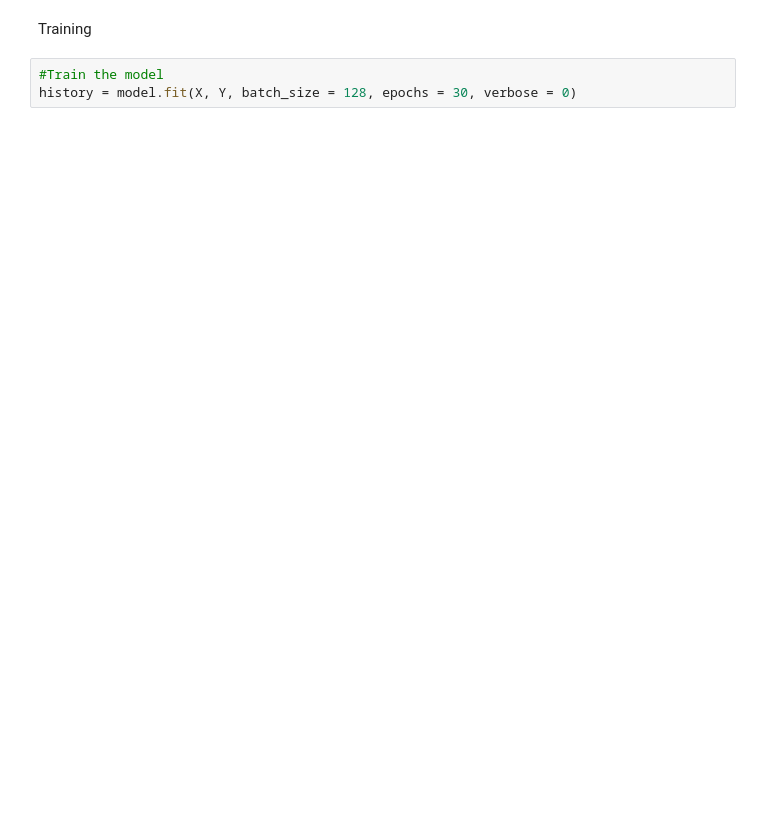
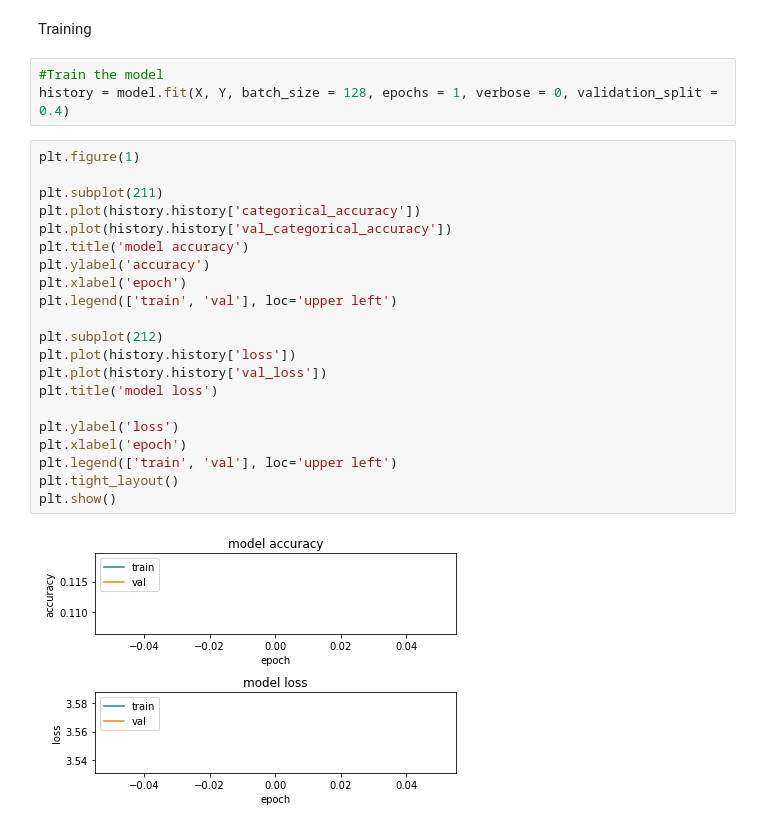
Before and after one commit to CSCI4850/s21-team6-project, a Jupyter notebook: GOnet.ipynb, the cells around one changed output. Drawn from its saved outputs; the diff is of its cells as text; blank space fills up the shorter version.

```diff
--- a/GOnet.ipynb
+++ b/GOnet.ipynb
@@ -73,4 +96,27 @@ _________________________________________________________________
 Training
 # %%
 #Train the model
-history = model.fit(X, Y, batch_size = 128, epochs = 30, verbose = 0)
+history = model.fit(X, Y, batch_size = 128, epochs = 1, verbose = 0, validation_split = 0.4)
+# %%
+plt.figure(1)
+
+plt.subplot(211)
+plt.plot(history.history['categorical_accuracy'])
+plt.plot(history.history['val_categorical_accuracy'])
+plt.title('model accuracy')
+plt.ylabel('accuracy')
+plt.xlabel('epoch')
+plt.legend(['train', 'val'], loc='upper left')
+
+plt.subplot(212)
+plt.plot(history.history['loss'])
+plt.plot(history.history['val_loss'])
+plt.title('model loss')
+
+plt.ylabel('loss')
+plt.xlabel('epoch')
+plt.legend(['train', 'val'], loc='upper left')
+plt.tight_layout()
+plt.show()
+# %% [output]
+[figure, added]
```
Also changed, not shown: parts of 3 cells of this notebook.
